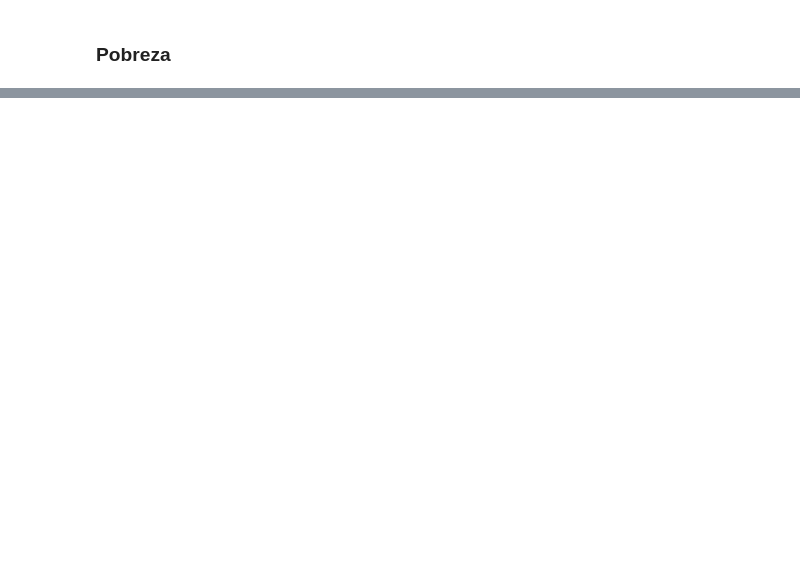
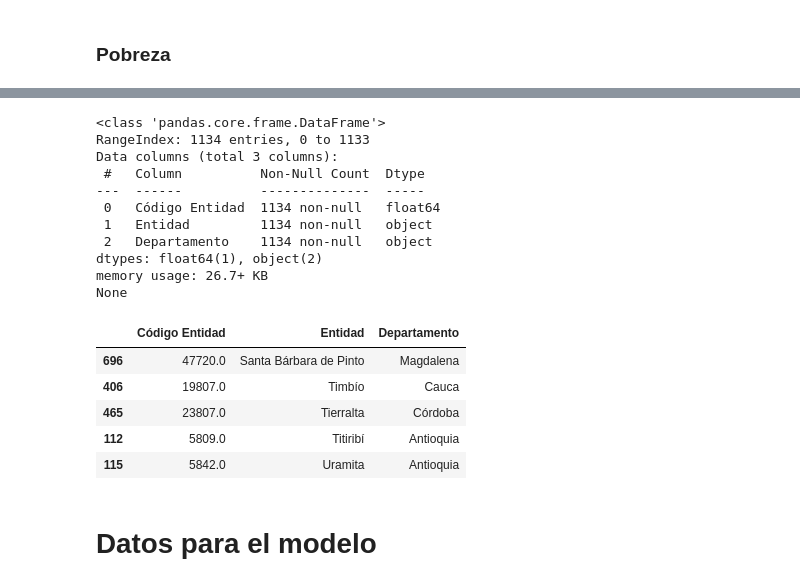
Before and after one commit to JESUSDAVIDBARRIOS/repo_labs_BI, a Jupyter notebook: proyecto2/procesamiento_datos/entendimiento_procesamiento.ipynb, the cells around one changed output, grey strips where cells are left out. Cells and saved outputs as stored; diff of their text form; code cells hidden in the pictures; blank space fills up the shorter version.

```diff
--- a/proyecto2/procesamiento_datos/entendimiento_procesamiento.ipynb
+++ b/proyecto2/procesamiento_datos/entendimiento_procesamiento.ipynb
@@ -477,0 +523,59 @@ df_pobreza['Dato Numérico'].fillna(-1, inplace=True)
+# %%
+# Iterate over the rows of 'df_educacion' dataframe
+for index, row in df_educacion.iterrows():
+    # If the value of 'Código Entidad' column is not in 'df_departamentos' dataframe, add it
+    if row['Código Entidad'] not in df_departamentos['Código Entidad'].values:
+        df_departamentos = df_departamentos.append({'Código Entidad': row['Código Entidad'], 'Entidad': row['Entidad'], 'Departamento': row['Departamento']}, ignore_index=True)
+
+# In df_educacion drop columns 'Entidad', 'Código Departamento' and 'Departamento'
+df_educacion.drop(['Entidad', 'Código Departamento', 'Departamento'], axis=1, inplace=True)
+# %%
+# Iterate over the rows of 'df_salud' dataframe
+for index, row in df_salud.iterrows():
+    # If the value of 'Código Entidad' column is not in 'df_departamentos' dataframe, add it
+    if row['Código Entidad'] not in df_departamentos['Código Entidad'].values:
+        df_departamentos = df_departamentos.append({'Código Entidad': row['Código Entidad'], 'Entidad': row['Entidad'], 'Departamento': row['Departamento']}, ignore_index=True)
+
+# In df_salud drop columns 'Entidad', 'Código Departamento' and 'Departamento'
+df_salud.drop(['Entidad', 'Código Departamento', 'Departamento'], axis=1, inplace=True)
+# %%
+# Iterate over the rows of 'df_pobreza' dataframe
+for index, row in df_pobreza.iterrows():
+    # If the value of 'Código Entidad' column is not in 'df_departamentos' dataframe, add it
+    if row['Código Entidad'] not in df_departamentos['Código Entidad'].values:
+        df_departamentos = df_departamentos.append({'Código Entidad': row['Código Entidad'], 'Entidad': row['Entidad'], 'Departamento': row['Departamento']}, ignore_index=True)
+
+# In df_pobreza drop columns 'Entidad', 'Código Departamento' and 'Departamento'
+df_pobreza.drop(['Entidad', 'Código Departamento', 'Departamento'], axis=1, inplace=True)
+# %%
+# Iterate over the rows of 'df_mineria' dataframe
+for index, row in df_mineria.iterrows():
+    # If the value of 'Código Entidad' column is not in 'df_departamentos' dataframe, add it
+    if row['Código Entidad'] not in df_departamentos['Código Entidad'].values:
+        df_departamentos = df_departamentos.append({'Código Entidad': row['Código Entidad'], 'Entidad': row['Entidad'], 'Departamento': row['Departamento']}, ignore_index=True)
+
+# In df_mineria drop columns 'Entidad', and 'Departamento'
+df_mineria.drop(['Entidad', 'Departamento'], axis=1, inplace=True)
+# %%
+print(df_departamentos.info())
+df_departamentos.sample(5)
+# %% [output]
+<class 'pandas.core.frame.DataFrame'>
+RangeIndex: 1134 entries, 0 to 1133
+Data columns (total 3 columns):
+ #   Column          Non-Null Count  Dtype
+---  ------          --------------  -----
+ 0   Código Entidad  1134 non-null   float64
+ 1   Entidad         1134 non-null   object
+ 2   Departamento    1134 non-null   object
+dtypes: float64(1), object(2)
+memory usage: 26.7+ KB
+None
+|  | Código Entidad | Entidad | Departamento |
+| 696 | 47720.0 | Santa Bárbara de Pinto | Magdalena |
+| 406 | 19807.0 | Timbío | Cauca |
+| 465 | 23807.0 | Tierralta | Córdoba |
+| 112 | 5809.0 | Titiribí | Antioquia |
+| 115 | 5842.0 | Uramita | Antioquia |
+# %% [markdown]
+# Datos para el modelo
```
Also changed, not shown: parts of 15 cells of this notebook.
